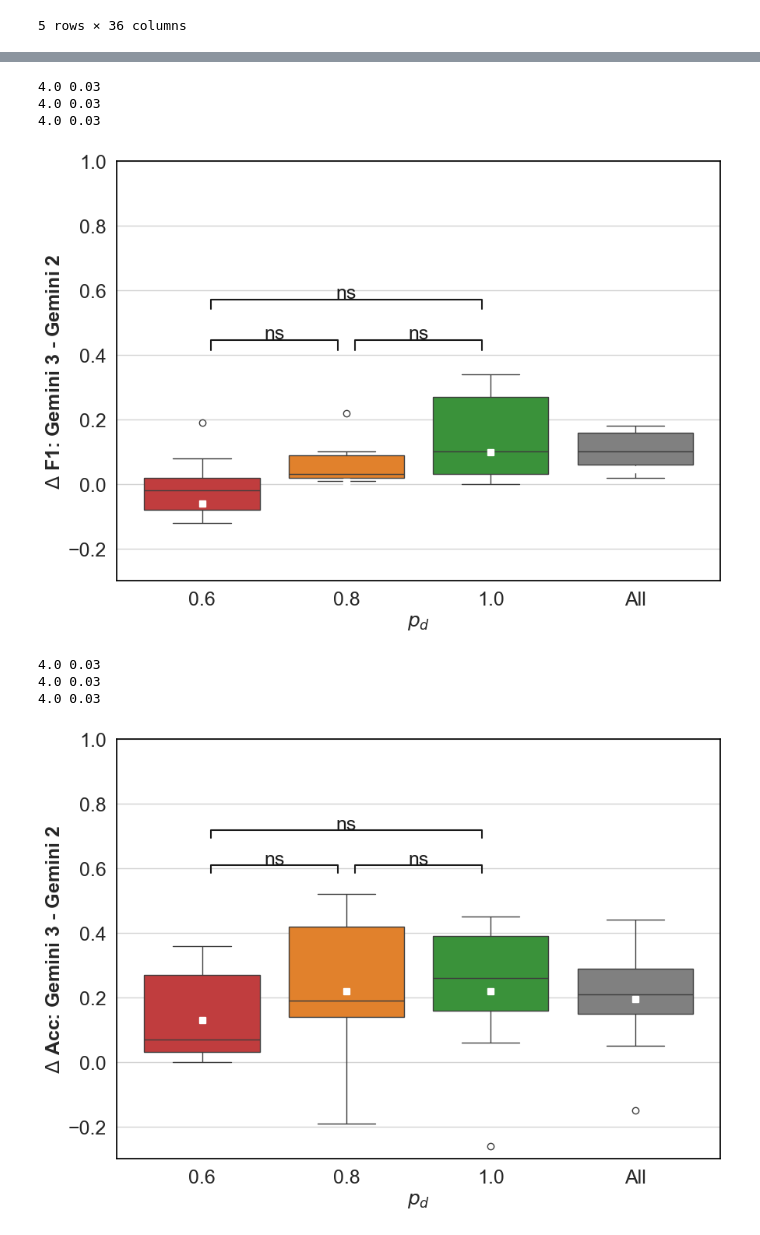
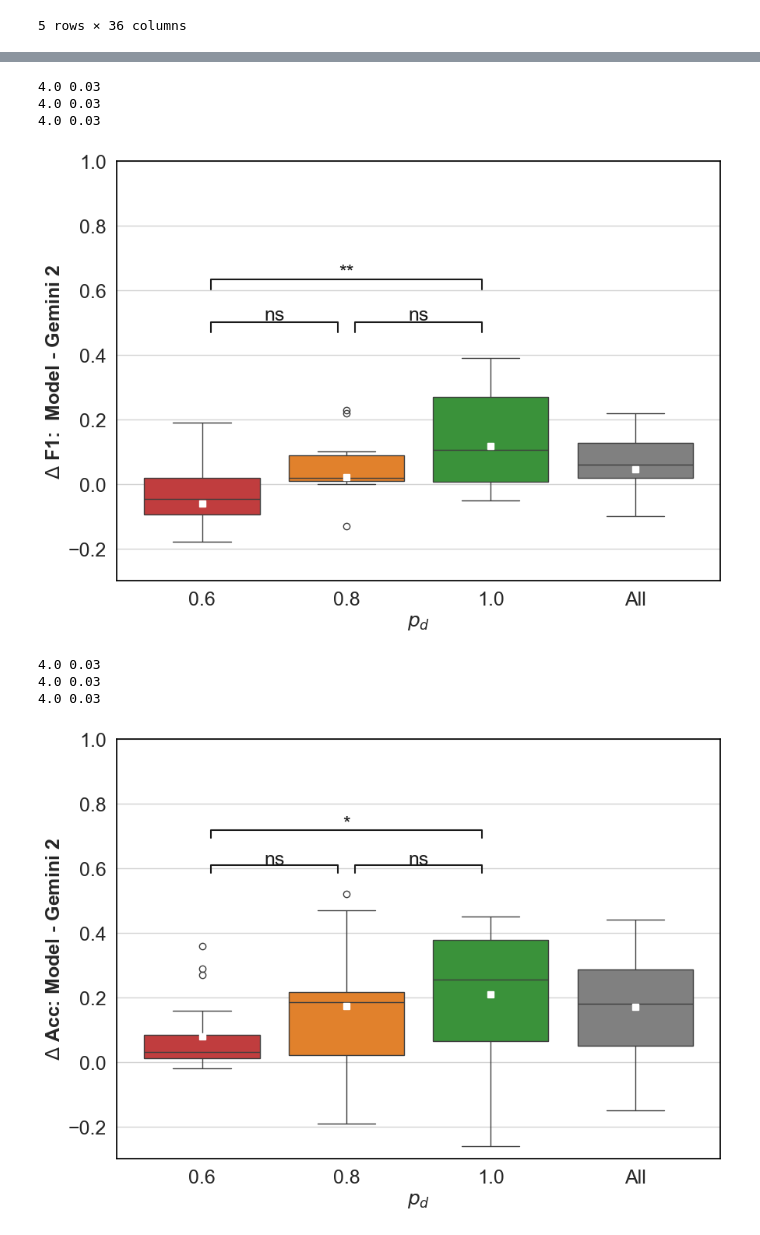
Before and after one commit to elangovana/uncertainty-paper-code, a Jupyter notebook: notebooks/gemni2_vs_3_analysis.ipynb, the cells around one changed output, grey strips where cells are left out. Cells and saved outputs as stored; diff of their text form; code cells hidden in the pictures.

Commit message:
Add mutiple models to compare to base and clean up plot to use welch test

```diff
--- a/notebooks/gemni2_vs_3_analysis.ipynb
+++ b/notebooks/gemni2_vs_3_analysis.ipynb
@@ -3,6 +3,9 @@ import pandas as pd
 
 gemini3_scores = "../data_dir/checkpoints/gemini30preview/gemini30preview_scores_exclude_small_samples.json"
 
+gpt51_scores = "../data_dir/checkpoints/gpt-5.1/gpt-5.1_scores_exclude_small_samples.json"
+
+
 gemini2_scores = "../data_dir/checkpoints/gemini25pro/gemini25pro_scores_exclude_small_samples.json"
 # %%
 
@@ -36,3 +39,10 @@ pd_gemini_2.head()
 |  | All | 500 | 0.306 | 0.79 | 0.62 | 0.80 | 0.70 | ... |
 | Cardiomegaly | 0.6 | 142 | 0.507 | 0.64 | 0.80 | 0.39 | 0.52 | ... |
 5 rows × 36 columns
+# %%
+
+pd_gpt_51 = pd.read_json(gpt51_scores)
+pd_gpt_51["PA"] = pd_gpt_51["PA"].apply(lambda x: round(x, 2) if isinstance(x, float) else x)
+pd_gpt_51  = pd_gpt_51.set_index(["name", "PA", "S", "m"])
+
+pd_gpt_51.head()
@@ -39,10 +58,23 @@ pd_gemini_2.head()
 # %%
-df_compare_scores = pd.DataFrame()
-df_compare_scores["gemini2_f1-score"]=pd_gemini_2["model_f1-score"]
-df_compare_scores["gemini2_accuracy"]=pd_gemini_2["model_accuracy"]
-df_compare_scores["gemini3_f1-score"]=pd_gemini_3["model_f1-score"]
-df_compare_scores["gemini3_accuracy"]=pd_gemini_3["model_accuracy"]
-df_compare_scores["delta_gemini_3_vs_2_accuracy"]=df_compare_scores["gemini3_accuracy"] -df_compare_scores["gemini2_accuracy"]
-df_compare_scores["delta_gemini_3_vs_2_f1-score"]=df_compare_scores["gemini3_f1-score"] -df_compare_scores["gemini2_f1-score"]
-df_compare_scores.head()
+
+def df_compare_scores(df_base_model, df_target_model ):
+    df_compare_scores = pd.DataFrame()
+    df_compare_scores["base_f1-score"]=df_base_model["model_f1-score"]
+    df_compare_scores["base_accuracy"]=df_base_model["model_accuracy"]
+
+    df_compare_scores["target_f1-score"]=df_target_model["model_f1-score"]
+    df_compare_scores["target_accuracy"]=df_target_model["model_accuracy"]
+
+    df_compare_scores["delta_target_vs_base_model_f1-score"]= df_compare_scores["target_f1-score"] - df_compare_scores["base_f1-score"]
+    df_compare_scores["delta_target_vs_base_model_accuracy"]= df_compare_scores["target_accuracy"]-df_compare_scores["base_accuracy"]
+
+    return df_compare_scores
+
+scores_df = pd.concat([df_compare_scores(pd_gemini_2, pd_gemini_3), df_compare_scores(pd_gemini_2, pd_gpt_51)])
+
+
+
+# F1
+
+scores_df.describe()
 # %% [output]
@@ -58,16 +92,16 @@ import sys
 sys.path.append("../src/medical_uncertainty")
 from combined_delta_analysis import create_combined_simple_box_plot_by_df
 
-fig = create_combined_simple_box_plot_by_df(df_compare_scores.reset_index(),"delta_gemini_3_vs_2_f1-score", "F1-score delta", y_label="$\\Delta$ F1: Gemini 3 - Gemini 2")
+fig = create_combined_simple_box_plot_by_df(scores_df.reset_index(),"delta_target_vs_base_model_f1-score", "F1-score delta", y_label="$\\Delta$ F1:  Model - Gemini 2")
 # %% [output]
 4.0 0.03
 4.0 0.03
 4.0 0.03
-[figure, old version]
+[figure, new version]
 # %%
-fig = create_combined_simple_box_plot_by_df(df_compare_scores.reset_index(),"delta_gemini_3_vs_2_accuracy", "Accuracy delta",  y_label="$\\Delta$ Acc: Gemini 3 - Gemini 2")
+fig = create_combined_simple_box_plot_by_df(scores_df.reset_index(),"delta_target_vs_base_model_accuracy", "Accuracy delta",  y_label="$\\Delta$ Acc: Model - Gemini 2")
 # %% [output]
 4.0 0.03
 4.0 0.03
 4.0 0.03
-[figure, old version]
+[figure, new version]
```
Also changed, not shown: parts of 2 cells of this notebook, 1 other file.
